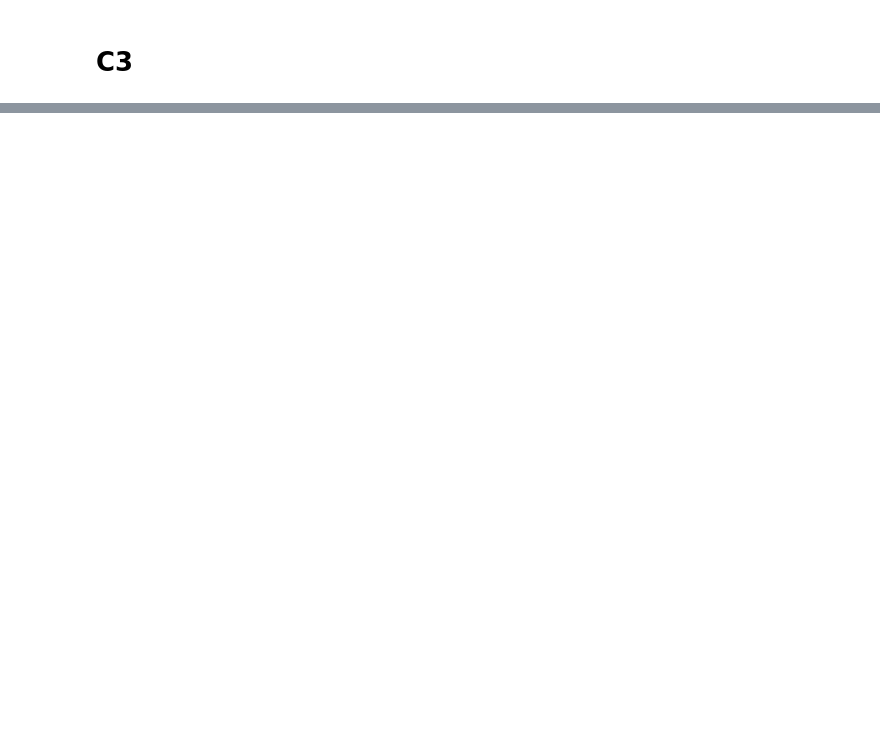
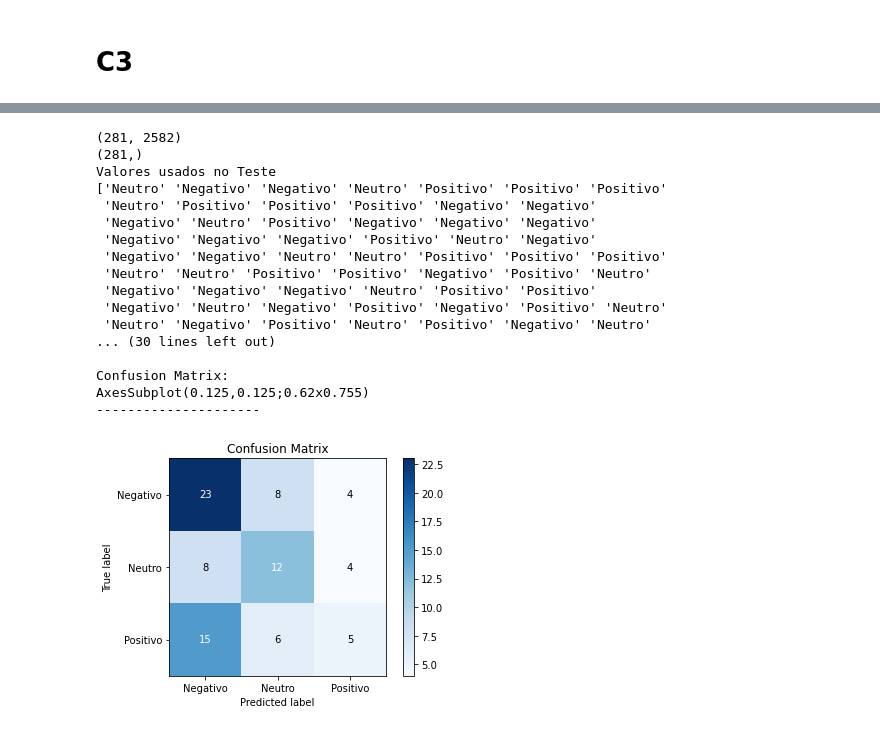
Before and after one commit to rrsouzza/ProjetoIntegradorIV_2022-2, a Jupyter notebook: ponderacoes.ipynb, the cells around one changed output, grey strips where cells are left out. Drawn from its saved outputs; the diff is of its cells as text; code cells hidden in the pictures; blank space fills up the shorter version.

```diff
--- a/ponderacoes.ipynb
+++ b/ponderacoes.ipynb
@@ -410,0 +595,67 @@ from sklearn import tree
+# %%
+# TF-IDF
+
+# Seleciona todas as linhas, de todas as colunas, exceto a última
+X_tf_idf = df_tf_idf_dados.iloc[:, 0:-1].values
+print(X_tf_idf.shape)
+# X_idf[0].shape -> 2582
+
+# Seleciona todas as linhas, apenas da última coluna
+y_tf_idf = df_tf_idf_dados.iloc[:, -1].values
+print(y_tf_idf.shape)
+# y_idf.shape -> 281
+
+# Train-Test Split
+X_tf_idf_train, X_tf_idf_test, y_tf_idf_train, y_tf_idf_test = train_test_split(X_tf_idf, y_tf_idf, test_size = 0.30, random_state = 0)
+
+# Fit-Transform
+sc = StandardScaler()
+X_tf_idf_train = sc.fit_transform(X_tf_idf_train)
+X_tf_idf_test = sc.fit_transform(X_tf_idf_test)
+
+# Naive-Bayes
+naive = GaussianNB()
+naive.fit(X_tf_idf_train, y_tf_idf_train)
+
+# TF - Predição
+y_tf_idf_pred = naive.predict(X_tf_idf_test)
+
+# Valores para Teste
+print('Valores usados no Teste')
+print(y_tf_idf_test)
+print('---------------------')
+
+# Valores previstos
+print('Valores previstos')
+print(y_tf_idf_pred)
+print('---------------------')
+
+# Confusion Matrix do IDF
+cm = skplt.metrics.plot_confusion_matrix(y_tf_idf_test, y_tf_idf_pred)
+
+# Métricas dos resultados
+print('Métricas dos resultados')
+print(classification_report(y_tf_idf_test, y_tf_idf_pred))
+
+print('Confusion Matrix: ')
+print(cm)
+print('---------------------')
+# %% [output]
+(281, 2582)
+(281,)
+Valores usados no Teste
+['Neutro' 'Negativo' 'Negativo' 'Neutro' 'Positivo' 'Positivo' 'Positivo'
+ 'Neutro' 'Positivo' 'Positivo' 'Positivo' 'Negativo' 'Negativo'
+ 'Negativo' 'Neutro' 'Positivo' 'Negativo' 'Negativo' 'Negativo'
+ 'Negativo' 'Negativo' 'Negativo' 'Positivo' 'Neutro' 'Negativo'
+ 'Negativo' 'Negativo' 'Neutro' 'Neutro' 'Positivo' 'Positivo' 'Positivo'
+ 'Neutro' 'Neutro' 'Positivo' 'Positivo' 'Negativo' 'Positivo' 'Neutro'
+ 'Negativo' 'Negativo' 'Negativo' 'Neutro' 'Positivo' 'Positivo'
+ 'Negativo' 'Neutro' 'Negativo' 'Positivo' 'Negativo' 'Positivo' 'Neutro'
+ 'Neutro' 'Negativo' 'Positivo' 'Neutro' 'Positivo' 'Negativo' 'Neutro'
+... (30 lines left out)
+
+Confusion Matrix:
+AxesSubplot(0.125,0.125;0.62x0.755)
+---------------------
+[figure, added]
```
Also changed, not shown: parts of 18 cells of this notebook, 11 other files.
